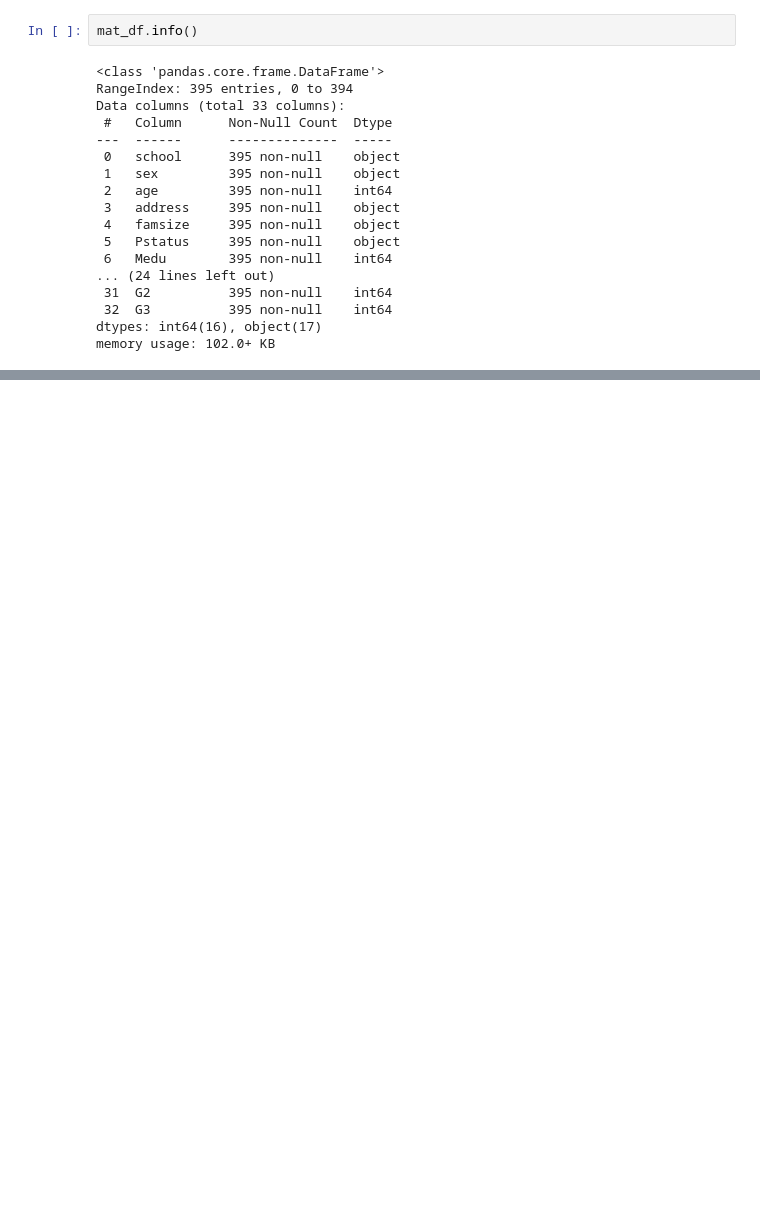
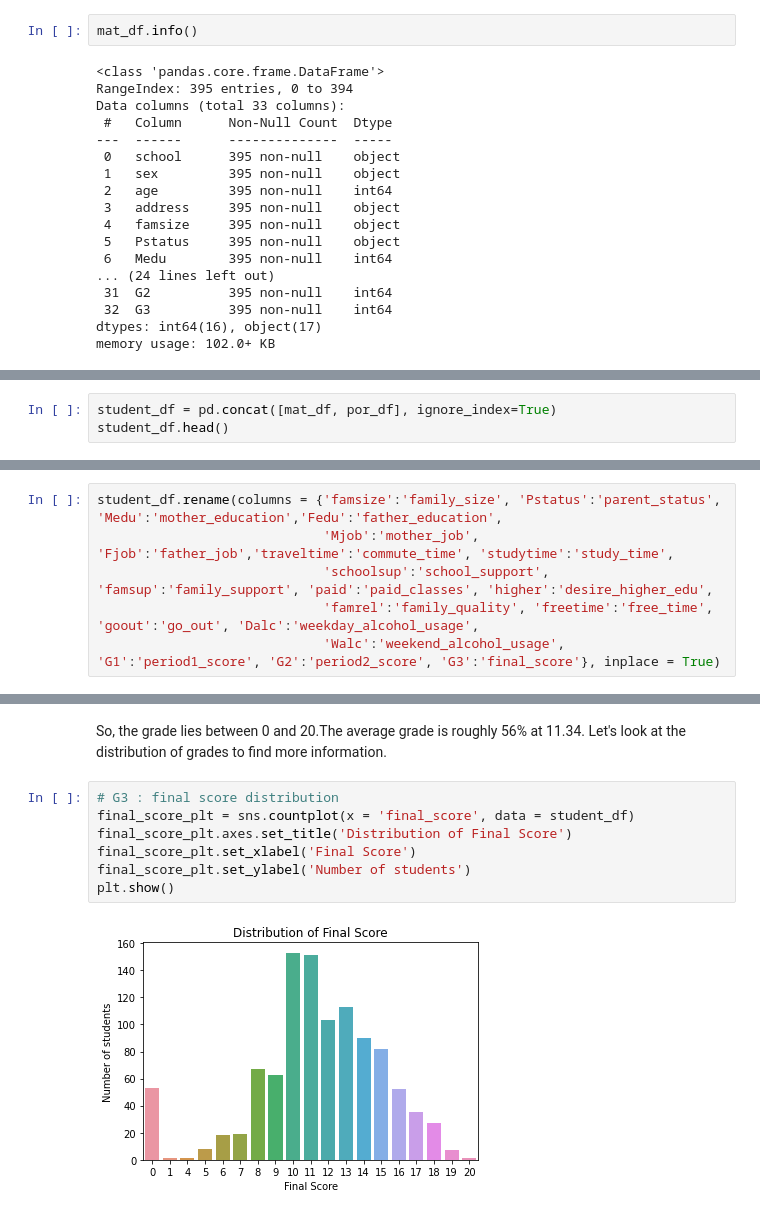
Before and after one commit to gt1719/Finding-the-Secret-to-Academic-Success---Capstone-Project, a Jupyter notebook: Finding_the_Secret_to_Academic_Success.ipynb, the cells around one changed output, grey strips where cells are left out. Cells and saved outputs as stored; diff of their text form; blank space fills up the shorter version.

```diff
--- a/Finding_the_Secret_to_Academic_Success.ipynb
+++ b/Finding_the_Secret_to_Academic_Success.ipynb
@@ -127,0 +179,3 @@ por_df.head()
+# %%
+student_df = pd.concat([mat_df, por_df], ignore_index=True)
+student_df.head()
@@ -128 +216,7 @@ por_df.head()
+# %%
+student_df.rename(columns = {'famsize':'family_size', 'Pstatus':'parent_status', 'Medu':'mother_education','Fedu':'father_education',
+                             'Mjob':'mother_job', 'Fjob':'father_job','traveltime':'commute_time', 'studytime':'study_time',
+                             'schoolsup':'school_support', 'famsup':'family_support', 'paid':'paid_classes', 'higher':'desire_higher_edu',
+                             'famrel':'family_quality', 'freetime':'free_time', 'goout':'go_out', 'Dalc':'weekday_alcohol_usage',
+                             'Walc':'weekend_alcohol_usage', 'G1':'period1_score', 'G2':'period2_score', 'G3':'final_score'}, inplace = True)
 # %%
@@ -156,0 +285,11 @@ print(nrow(d3)) # 382 student
+# %% [markdown]
+So, the grade lies between 0 and 20.The average grade is roughly 56% at 11.34. Let's look at the distribution of grades to find more information.
+# %%
+# G3 : final score distribution
+final_score_plt = sns.countplot(x = 'final_score', data = student_df)
+final_score_plt.axes.set_title('Distribution of Final Score')
+final_score_plt.set_xlabel('Final Score')
+final_score_plt.set_ylabel('Number of students')
+plt.show()
+# %% [output]
+[figure, added]
```
Also changed, not shown: parts of 37 cells of this notebook, 1 other file.
